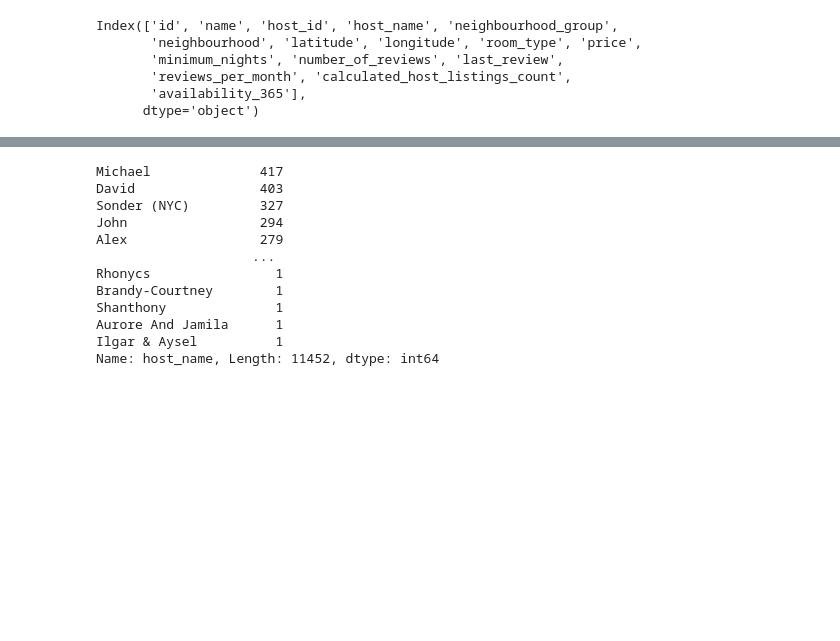
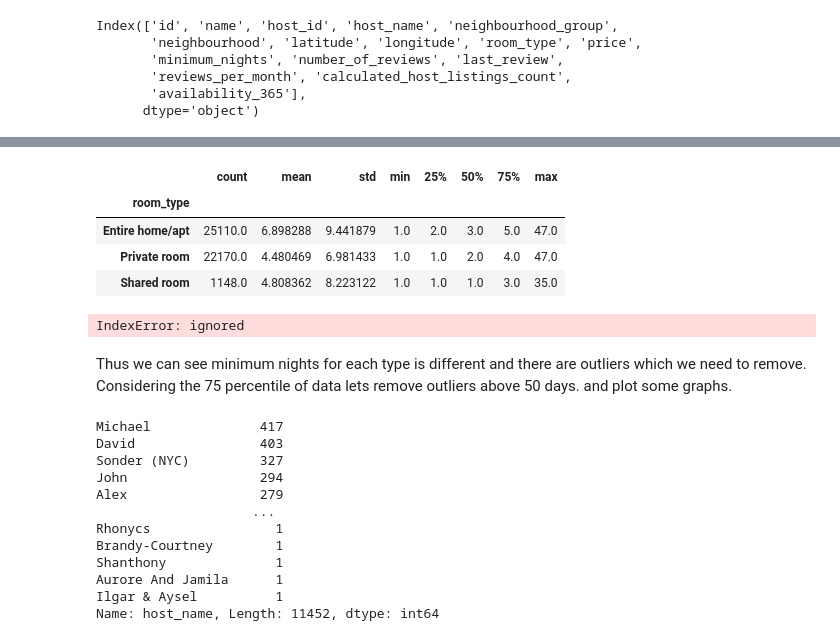
Before and after one commit to GoPlusUltra/Airbnb-2019-dataset-EDA, a Jupyter notebook: EDA_on_Airbnb_2019_Dataset.ipynb, the cells around one changed output, grey strips where cells are left out. Drawn from its saved outputs; the diff is of its cells as text; code cells hidden in the pictures; blank space fills up the shorter version.

Commit message:
got the imp data from minimum_nights column

```diff
--- a/EDA_on_Airbnb_2019_Dataset.ipynb
+++ b/EDA_on_Airbnb_2019_Dataset.ipynb
@@ -120,3 +130,3 @@ Index(['id', 'name', 'host_id', 'host_name', 'neighbourhood_group',
 # %%
-new_df = df[['id','name','host_id','host_name','neighbourhood_group','neighbourhood','room_type','price','minimum_nights',
+new_df = df[['id','host_id','host_name','neighbourhood_group','neighbourhood','room_type','price','minimum_nights','latitude', 'longitude',
              'number_of_reviews','calculated_host_listings_count','availability_365']]
@@ -123,3 +135,19 @@ new_df = df[['id','name','host_id','host_name','neighbourhood_group','neighbourh
+# %%
+min_nights=new_df[new_df['minimum_nights']<50].groupby(['room_type'])['minimum_nights']
+# %%
+min_nights.describe()
+# %% [output]
+|  | count | mean | std | min | 25% | 50% | 75% | max |
+| room_type |  |  |  |  |  |  |  |  |
+| Entire home/apt | 25110.0 | 6.898288 | 9.441879 | 1.0 | 2.0 | 3.0 | 5.0 | 47.0 |
+| Private room | 22170.0 | 4.480469 | 6.981433 | 1.0 | 1.0 | 2.0 | 4.0 | 47.0 |
+| Shared room | 1148.0 | 4.808362 | 8.223122 | 1.0 | 1.0 | 1.0 | 3.0 | 35.0 |
+# %%
+min_nights[['room_type']=='Entire home/apt']
+# %% [output]
+IndexError: ignored
+# %% [markdown]
+Thus we can see minimum nights for each type is different and there are outliers which we need to remove. Considering the 75 percentile of data lets remove outliers above 50 days. and plot some graphs.
 # %%
 new_df['host_name'].value_counts()
 # %% [output]
```
Also changed, not shown: parts of 11 cells of this notebook.
